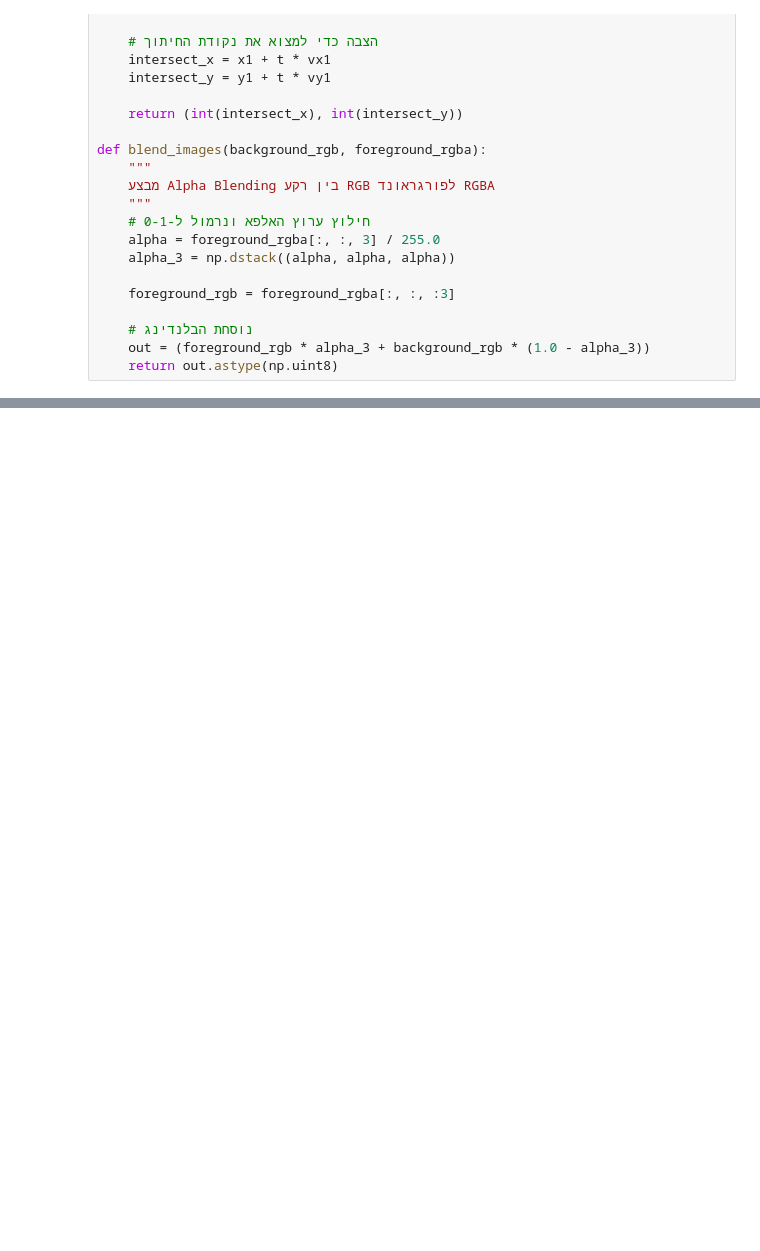
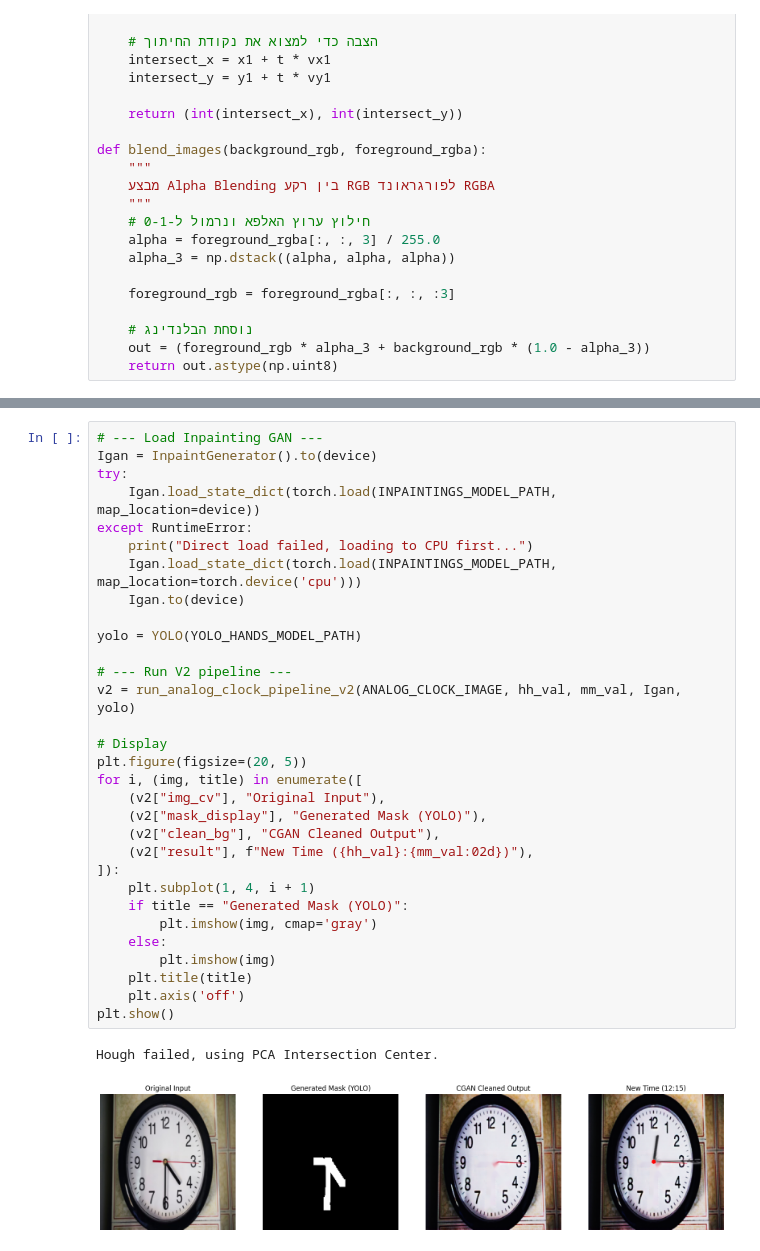
Before and after one commit to Shlezman/Clock-Recognition-And-Manipulation-DL, a Jupyter notebook: full-pipeline.ipynb, the cells around one changed output, grey strips where cells are left out. Saved outputs shown, nothing was run; the diff lists cells and outputs as text; blank space fills up the shorter version.

```diff
--- a/full-pipeline.ipynb
+++ b/full-pipeline.ipynb
@@ -1109,0 +1101,34 @@ Hough failed, using PCA Intersection Center.
+# %%
+# --- Load Inpainting GAN ---
+Igan = InpaintGenerator().to(device)
+try:
+    Igan.load_state_dict(torch.load(INPAINTINGS_MODEL_PATH, map_location=device))
+except RuntimeError:
+    print("Direct load failed, loading to CPU first...")
+    Igan.load_state_dict(torch.load(INPAINTINGS_MODEL_PATH, map_location=torch.device('cpu')))
+    Igan.to(device)
+
+yolo = YOLO(YOLO_HANDS_MODEL_PATH)
+
+# --- Run V2 pipeline ---
+v2 = run_analog_clock_pipeline_v2(ANALOG_CLOCK_IMAGE, hh_val, mm_val, Igan, yolo)
+
+# Display
+plt.figure(figsize=(20, 5))
+for i, (img, title) in enumerate([
+    (v2["img_cv"], "Original Input"),
+    (v2["mask_display"], "Generated Mask (YOLO)"),
+    (v2["clean_bg"], "CGAN Cleaned Output"),
+    (v2["result"], f"New Time ({hh_val}:{mm_val:02d})"),
+]):
+    plt.subplot(1, 4, i + 1)
+    if title == "Generated Mask (YOLO)":
+        plt.imshow(img, cmap='gray')
+    else:
+        plt.imshow(img)
+    plt.title(title)
+    plt.axis('off')
+plt.show()
+# %% [output]
+Hough failed, using PCA Intersection Center.
+[figure, added]
```
Also changed, not shown: parts of 17 cells of this notebook, 13 other files.
